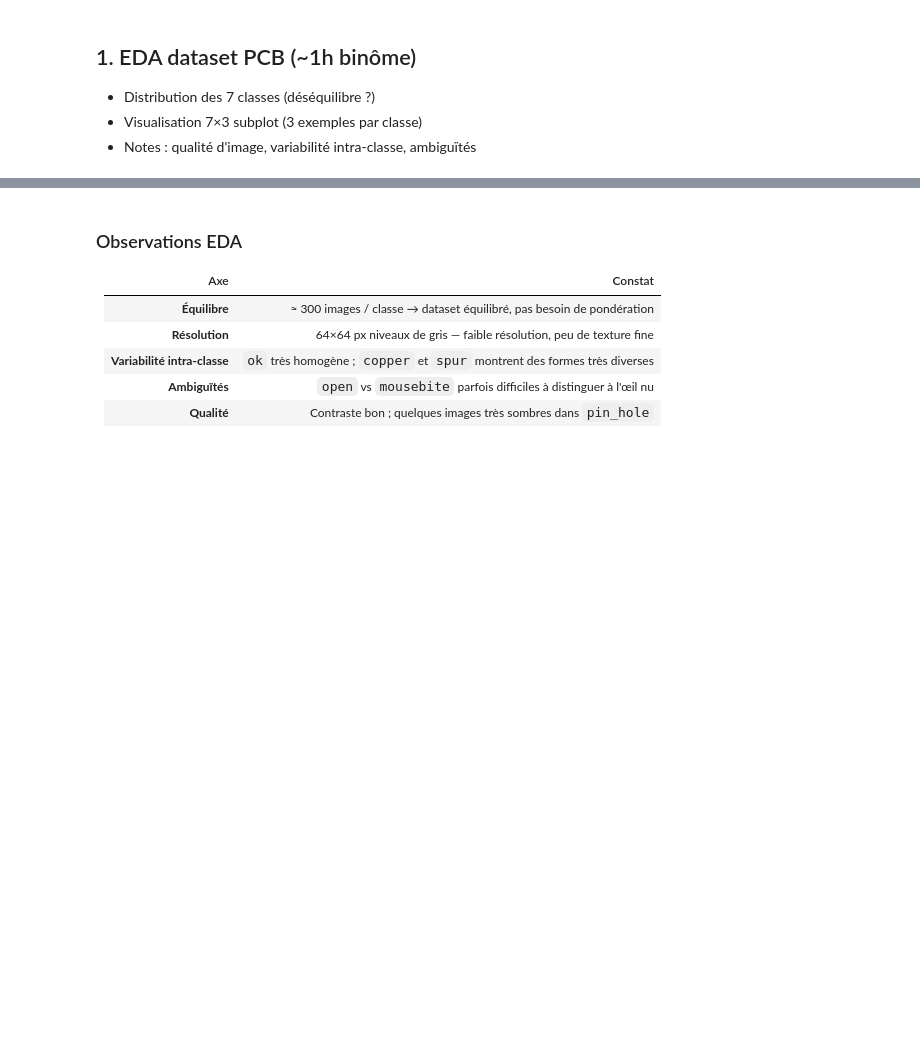
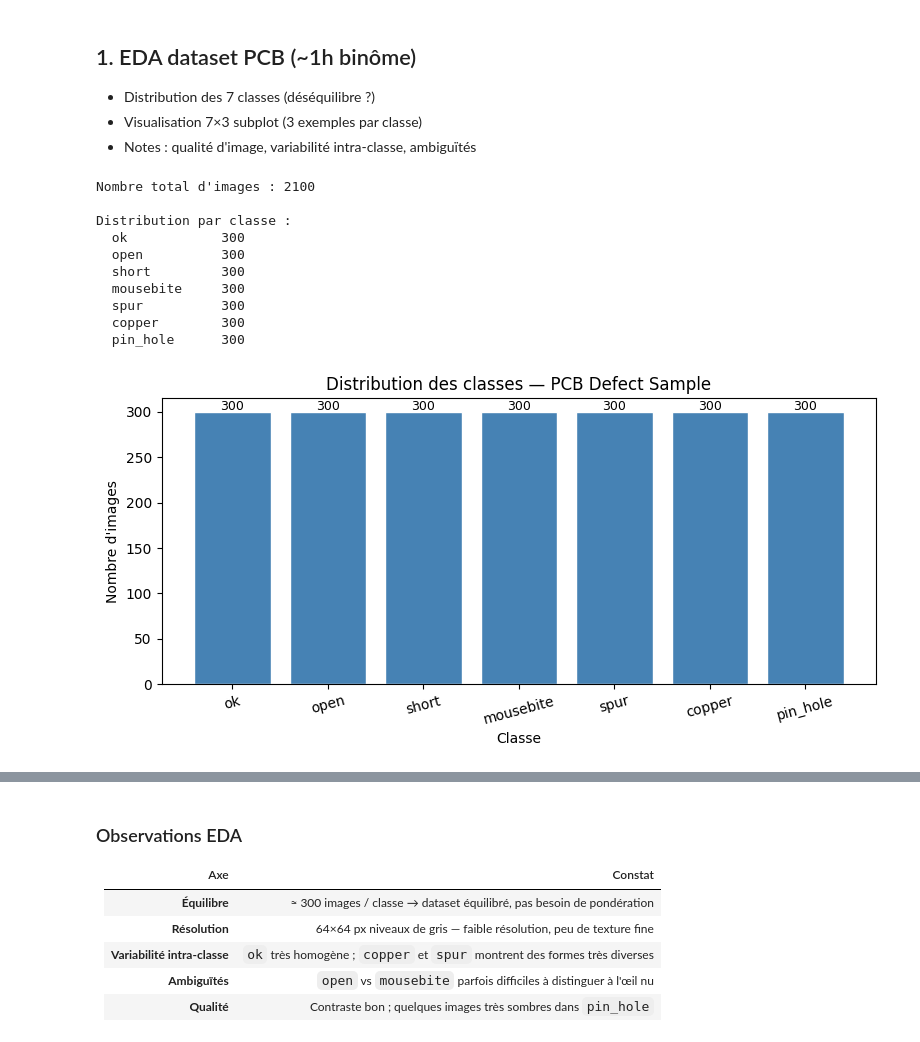
Before and after one commit to A949196/m4-b2_tom_franck, a Jupyter notebook: notebooks/M4-B2_template.ipynb, the cells around one changed output, grey strips where cells are left out. Cells and saved outputs as stored; diff of their text form; code cells hidden in the pictures; blank space fills up the shorter version.

```diff
--- a/notebooks/M4-B2_template.ipynb
+++ b/notebooks/M4-B2_template.ipynb
@@ -33,31 +46,42 @@ Device : cpu
 # %%
 
 # Distribution des classes
 from collections import Counter
 from src.load_data import PCBDefectDataset, CLASSES
 
 dataset_full = PCBDefectDataset(DATA_DIR)
 counts = Counter(CLASSES[label] for _, label in dataset_full.samples)
 
 # Affichage texte
 print("Nombre total d'images :", len(dataset_full))
 print("\nDistribution par classe :")
 for cls in CLASSES:
     n = counts[cls]
-    bar = "█" * (n // 10)
-    print(f"  {cls:<12} {n:>4}  {bar}")
+    print(f"  {cls:<12} {n:>4}")
 
 # Graphique
 fig, ax = plt.subplots(figsize=(8, 4))
 ax.bar(CLASSES, [counts[c] for c in CLASSES], color="steelblue", edgecolor="white")
 ax.set_title("Distribution des classes — PCB Defect Sample")
 ax.set_xlabel("Classe")
 ax.set_ylabel("Nombre d'images")
 ax.tick_params(axis='x', rotation=15)
 for i, cls in enumerate(CLASSES):
     ax.text(i, counts[cls] + 2, str(counts[cls]), ha='center', fontsize=9)
 plt.tight_layout()
 plt.show()
+# %% [output]
+Nombre total d'images : 2100
+
+Distribution par classe :
+  ok            300
+  open          300
+  short         300
+  mousebite     300
+  spur          300
+  copper        300
+  pin_hole      300
+[figure, added]
 # %%
 
 # 3 exemples par classe — grille 7 lignes × 3 colonnes
```
Also changed, not shown: parts of 5 cells of this notebook, 1 other file.
